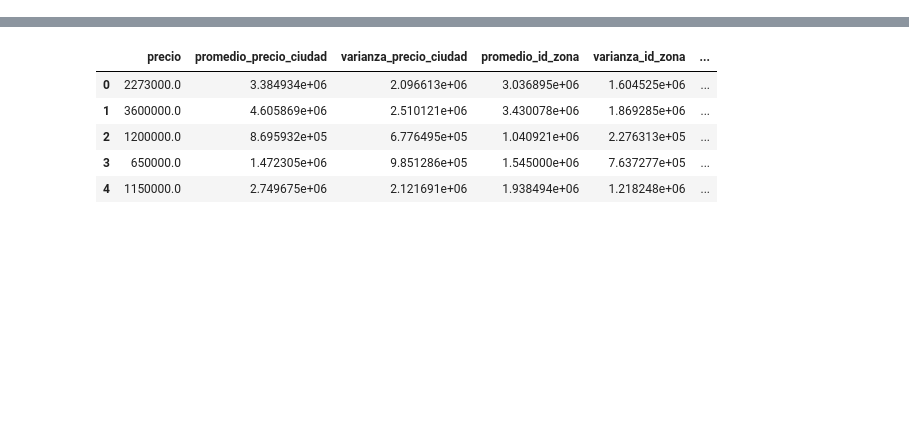
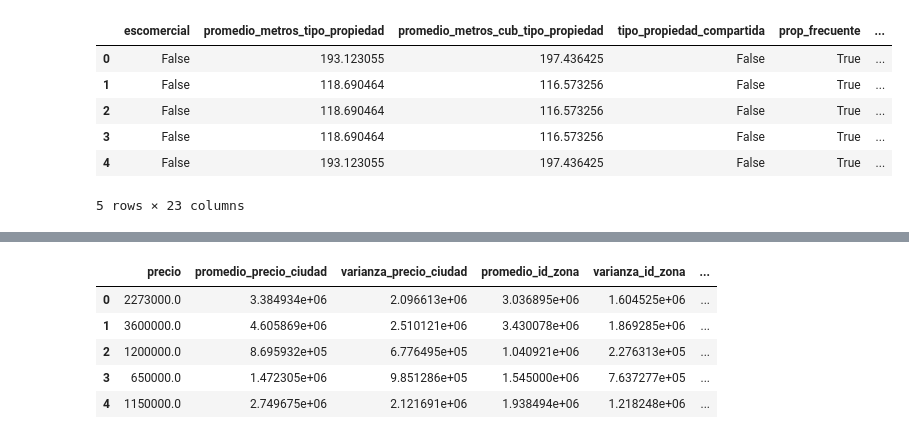
Before and after one commit to JDSanto/datos-tp2, a Jupyter notebook: features.ipynb, the cells around one changed output, grey strips where cells are left out. Saved outputs shown, nothing was run; the diff lists cells and outputs as text; code cells hidden in the pictures; blank space fills up the shorter version.

```diff
--- a/features.ipynb
+++ b/features.ipynb
@@ -15,12 +15,12 @@ provincias_sur = ['Yucatán','Quintana Roo','Campeche','Tabasco', 'Veracruz', 'O
 provincias_centro = ['Tlaxcala','Morelos','Puebla','Hidalgo','Aguascalientes', 'Distrito Federal', 'Jalisco', 'Edo. de México','Querétaro', 'Colima', 'Nayarit', 'Aguascalientes', 'Guanajuato', 'Hidalgo']
 provincias_norte = ['Sonora','San luis Potosí','Baja California Norte', 'Baja California Sur', 'Chihuahua', 'Durango', 'Coahuila', 'Sinaloa', 'Nuevo León',  'Tamaulipas']
 
-prov_por_precio = {'Distrito Federal':0, 'Edo. de México':1, 'Nuevo León':2, 'Guerrero':3, 'Quintana Roo':4, 'Jalisco':5, 'Tabasco':6, 'Puebla':6, 'Morelos':6, 'Querétaro':7, 'Yucatán':8, 'Chiapas':9, 'San luis Potosí':9, 'Veracruz':10, 'Guanajuato':11, 'Chihuahua':12, 'Sinaloa':13, 'Tamaulipas':14, 'Oaxaca':14, 'Campeche':14, 'Colima':15, 'Coahuila':15, 'Sonora':16, 'Michoacán':16, 'Aguascalientes':16, 'Zacatecas':17, 'Nayarit':18, 'Hidalgo':19, 'Baja California Sur':20, 'Durango':20}
+prov_por_precio = {'Distrito Federal':0, 'Edo. de México':1, 'Nuevo León':2, 'Guerrero':3, 'Quintana Roo':4, 'Jalisco':5, 'Tabasco':6, 'Puebla':6, 'Morelos':6, 'Querétaro':7, 'Yucatán':8, 'Chiapas':9, 'San luis Potosí':9, 'Veracruz':10, 'Guanajuato':11, 'Chihuahua':12, 'Sinaloa':13, 'Tamaulipas':14, 'Oaxaca':14, 'Campeche':14, 'Colima':15, 'Coahuila':15, 'Sonora':16, 'Michoacán':16, 'Aguascalientes':16, 'Zacatecas':17, 'Nayarit':18, 'Hidalgo':19, 'Baja California Sur':20, 'Durango':20,'Tlaxcala':21, 'Baja California Norte':22 ,'otro':23}
 def top_provincias(x):
     if x in prov_por_precio:
         return prov_por_precio[x]
     else:
-        return np.nan
+        return 24
 
 # Intervalos metros
 punto20 = df_train['metrostotales'].quantile(0.2)
@@ -78,6 +78,8 @@ def calculo_inquilinos(x):
         return 10
     if (x['habitaciones'] > 5):
         return 11
+    else:
+        return 9
 
 # Ciudad Centrica por provincia
 ciudades_centricas = pd.read_csv('./data/ciudadcentrica_por_provincia.csv')
@@ -327 +342,20 @@ ind[['escomercial',
 5 rows × 22 columns
+# %%
+ind_test = features_independientes_precio(df_test)
+# %%
+ind_test[['escomercial',
+       'promedio_metros_tipo_propiedad','promedio_metros_cub_tipo_propiedad', 'tipo_propiedad_compartida',
+       'prop_frecuente', 'zona','top_provincia', 'es_ciudad_centrica',
+       'promedio_metros_totales_provincia',
+       'promedio_metros_cubiertos_provincia', 'porcentaje_metros',
+       'diferencia_metros', 'intervalo_metros_totales',
+       'intervalo_metros_cubiertos', 'anio', 'mes', 'dia', 'trimestre',
+       'escualas_centros_cercanos', 'delincuencia', 'turismo', 'es_antigua', 'cantidad_inquilinos']].head()
+# %% [output]
+|  | escomercial | promedio_metros_tipo_propiedad | promedio_metros_cub_tipo_propiedad | tipo_propiedad_compartida | prop_frecuente | ... |
+| 0 | False | 193.123055 | 197.436425 | False | True | ... |
+| 1 | False | 118.690464 | 116.573256 | False | True | ... |
+| 2 | False | 118.690464 | 116.573256 | False | True | ... |
+| 3 | False | 118.690464 | 116.573256 | False | True | ... |
+| 4 | False | 193.123055 | 197.436425 | False | True | ... |
+5 rows × 23 columns
```
Also changed, not shown: parts of 18 cells of this notebook.
